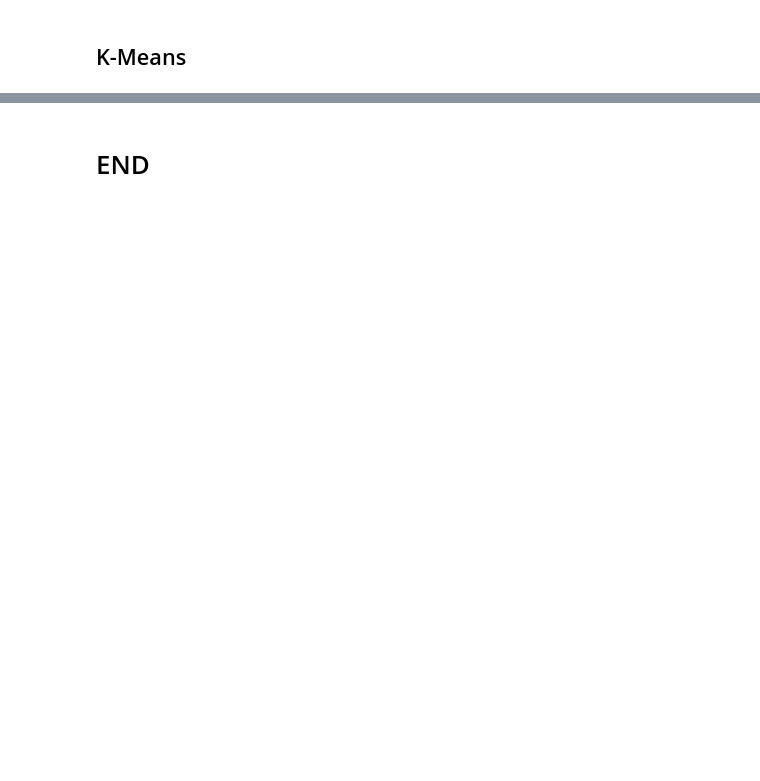
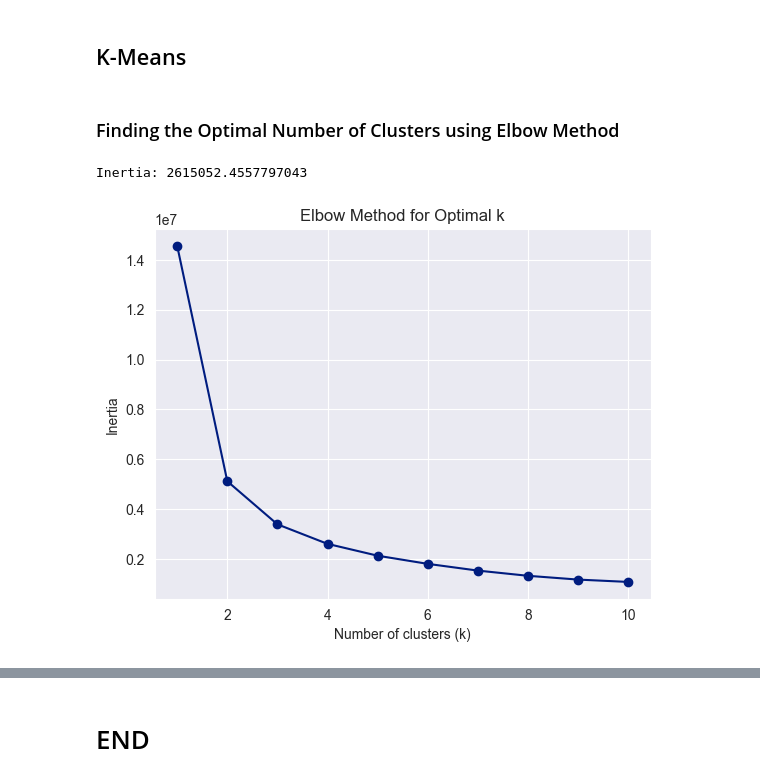
Before and after one commit to LutfiIzzat/MachineLearningProject, a Jupyter notebook: ML_Project.ipynb, the cells around one changed output, grey strips where cells are left out. Drawn from its saved outputs; the diff is of its cells as text; code cells hidden in the pictures; blank space fills up the shorter version.

```diff
--- a/ML_Project.ipynb
+++ b/ML_Project.ipynb
@@ -1161,2 +1353,4 @@ Testing set:  (4880, 17)
 # %% [markdown]
 ## K-Means
+# %% [markdown]
+### Finding the Optimal Number of Clusters using Elbow Method
@@ -1162,0 +1359,35 @@ Testing set:  (4880, 17)
+# %%
+# 3. Create and fit the k-means clustering model
+kmeans = KMeans(n_clusters=4, random_state=0)
+kmeans.fit(X_train)
+
+# Optionally, you can use the trained model to predict cluster labels for the testing data
+cluster_labels = kmeans.predict(X_test)
+
+# 4. Evaluate the performance of the clustering model
+# Since k-means is unsupervised, so it won't have traditional evaluation metrics like accuracy
+# Evaluate based on inertia or silhouette score.
+# Inertia measures how tightly grouped the clusters are. Lower inertia is generally better.
+print("Inertia:", kmeans.inertia_)
+
+# List to store inertia values
+inertia = []
+
+# Define range of k values to test
+k_values = range(1, 11)
+
+# Fit KMeans for each value of k and store inertia
+for k in k_values:
+    kmeans = KMeans(n_clusters=k, random_state=0)
+    kmeans.fit(X_train)
+    inertia.append(kmeans.inertia_)
+
+# Plot the elbow curve
+plt.plot(k_values, inertia, marker='o')
+plt.xlabel('Number of clusters (k)')
+plt.ylabel('Inertia')
+plt.title('Elbow Method for Optimal k')
+plt.show()
+# %% [output]
+Inertia: 2615052.4557797043
+[figure, added]
```
Also changed, not shown: parts of 39 cells of this notebook.
